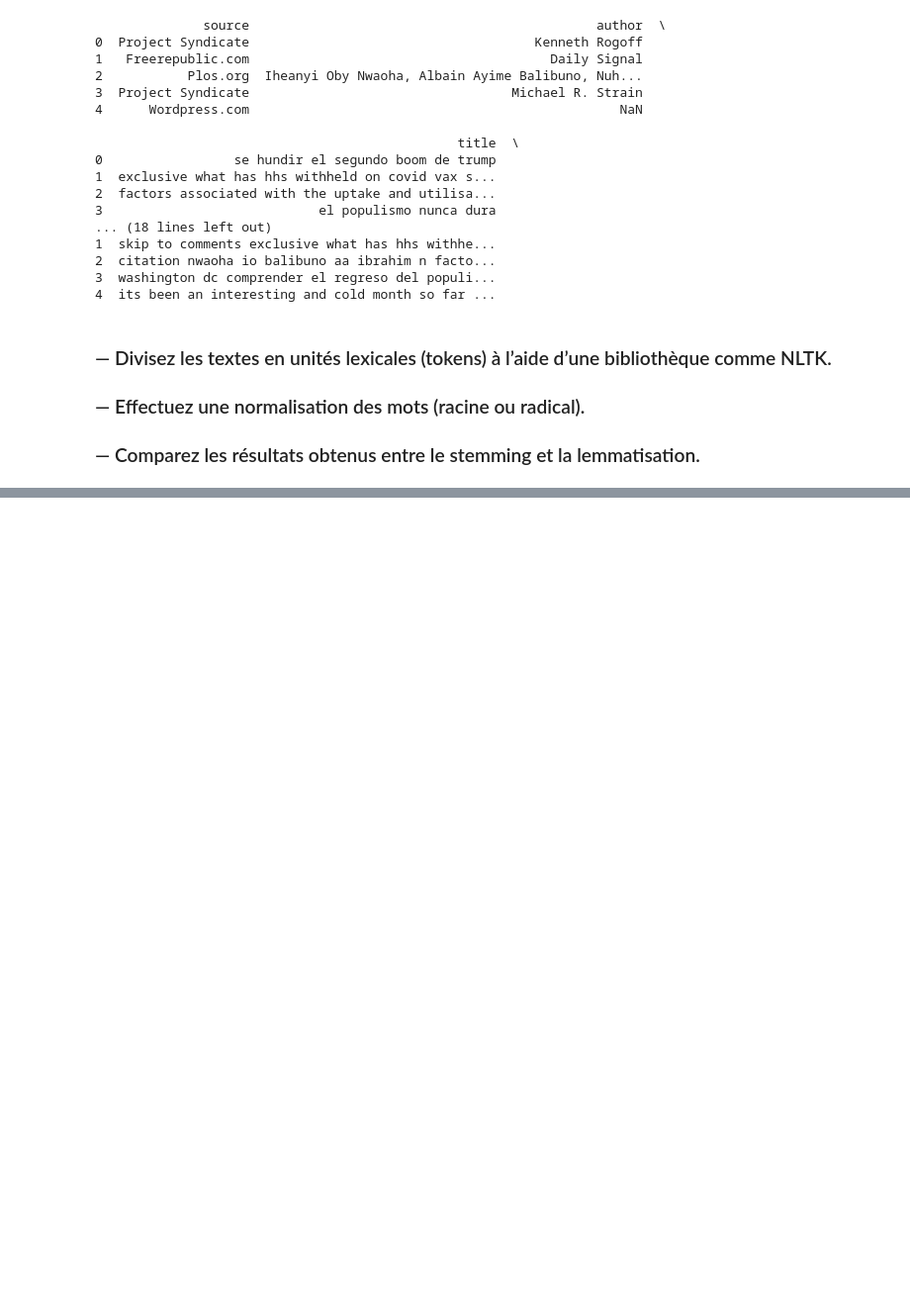
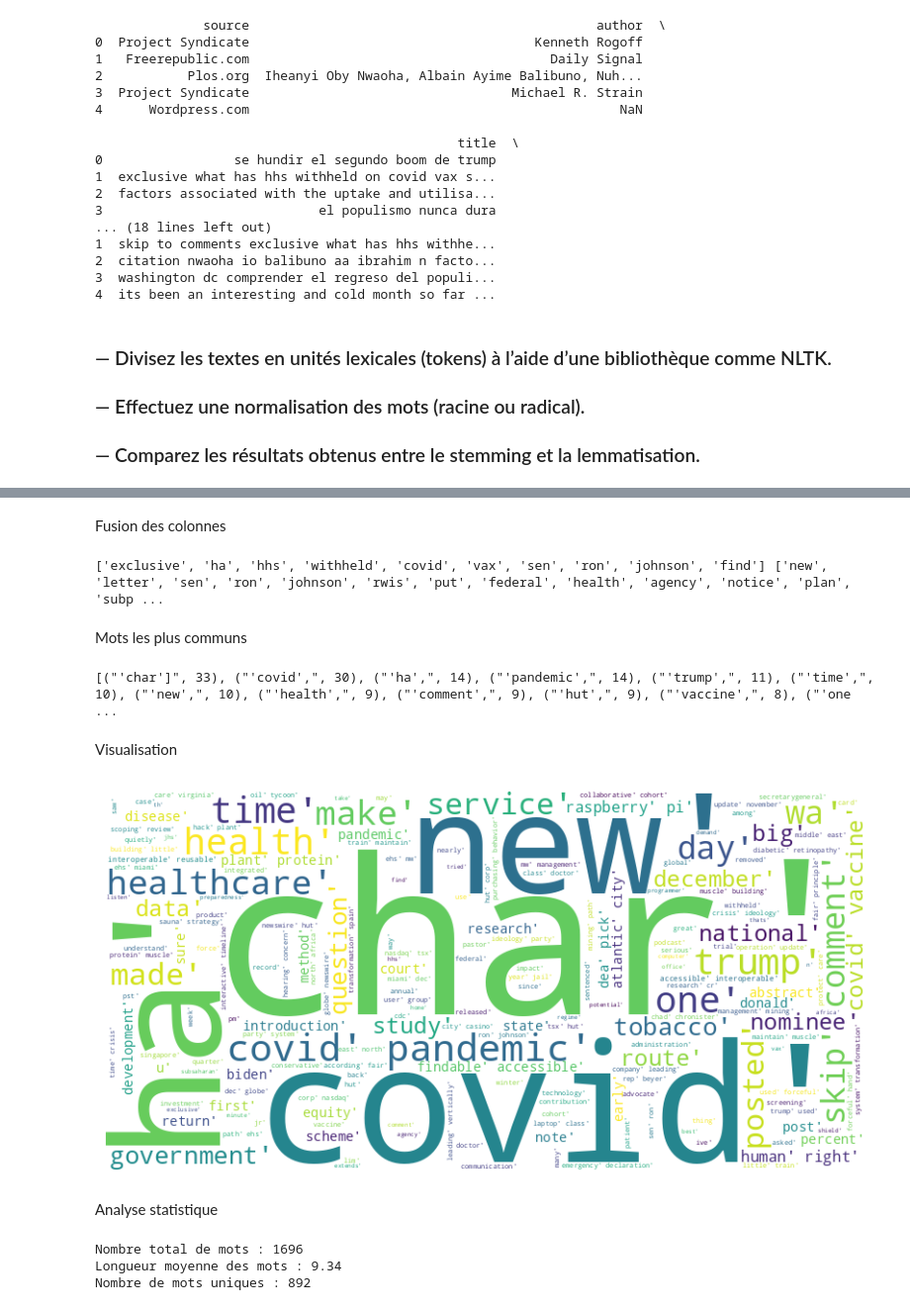
Before and after one commit to SrrHls/ESNbyUM_SERRAR_H, a Jupyter notebook: TD_1.ipynb, the cells around one changed output, grey strips where cells are left out. Shown at 99% size. Cells and saved outputs as stored; diff of their text form; code cells hidden in the pictures; blank space fills up the shorter version.

```diff
--- a/TD_1.ipynb
+++ b/TD_1.ipynb
@@ -234,0 +272,60 @@ LookupError:
+# %%
+al = pd.read_csv('./articles_lemmatized_cleaned.csv')
+# %% [markdown]
+Fusion des colonnes
+# %%
+# Combine columns in one
+al['combined_text'] = al['title_lemmatized_cleaned'].astype(str) + " " + al['description_lemmatized_cleaned'].astype(str) + " " + al['content_lemmatized_cleaned'].astype(str)
+
+# Combine texts
+corpus = " ".join(al['combined_text'])
+
+# Check
+print(corpus[:500])
+# %% [output]
+['exclusive', 'ha', 'hhs', 'withheld', 'covid', 'vax', 'sen', 'ron', 'johnson', 'find'] ['new', 'letter', 'sen', 'ron', 'johnson', 'rwis', 'put', 'federal', 'health', 'agency', 'notice', 'plan', 'subp ...
+# %% [markdown]
+Mots les plus communs
+# %%
+# Divide text into words
+words = corpus.split()
+
+# Count the frequency of each word
+word_freq = Counter(words)
+
+# Extract the 20 most common words
+most_common_words = word_freq.most_common(20)  # Les 20 mots les plus fréquents
+print(most_common_words)
+# %% [output]
+[("'char']", 33), ("'covid',", 30), ("'ha',", 14), ("'pandemic',", 14), ("'trump',", 11), ("'time',", 10), ("'new',", 10), ("'health',", 9), ("'comment',", 9), ("'hut',", 9), ("'vaccine',", 8), ("'one ...
+# %% [markdown]
+Visualisation
+# %%
+wordcloud = WordCloud(width=800, height=400, background_color='white').generate(corpus)
+
+# Plot the word cloud
+plt.figure(figsize=(10, 5))
+plt.imshow(wordcloud, interpolation='bilinear')
+plt.axis('off')
+plt.show()
+# %% [output]
+[figure, added]
+# %% [markdown]
+Analyse statistique
+# %%
+# Tot num words
+total_words = len(words)
+
+# Average lenght
+avg_word_length = sum(len(word) for word in words) / total_words
+
+# Unique words
+unique_words = len(set(words))
+
+print(f"Nombre total de mots : {total_words}")
+print(f"Longueur moyenne des mots : {avg_word_length:.2f}")
+print(f"Nombre de mots uniques : {unique_words}")
+# %% [output]
+Nombre total de mots : 1696
+Longueur moyenne des mots : 9.34
+Nombre de mots uniques : 892
```
Also changed, not shown: parts of 19 cells of this notebook.
